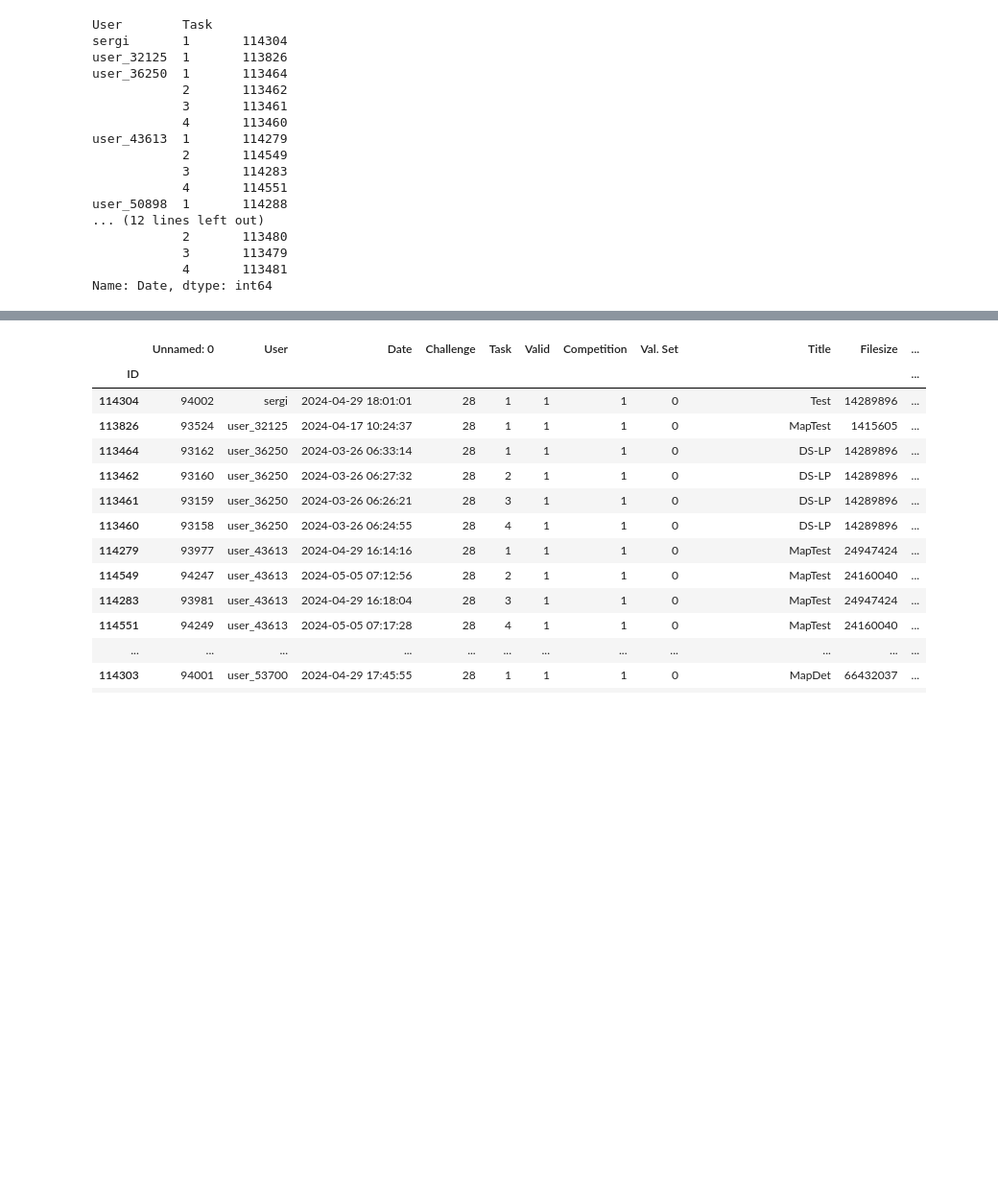
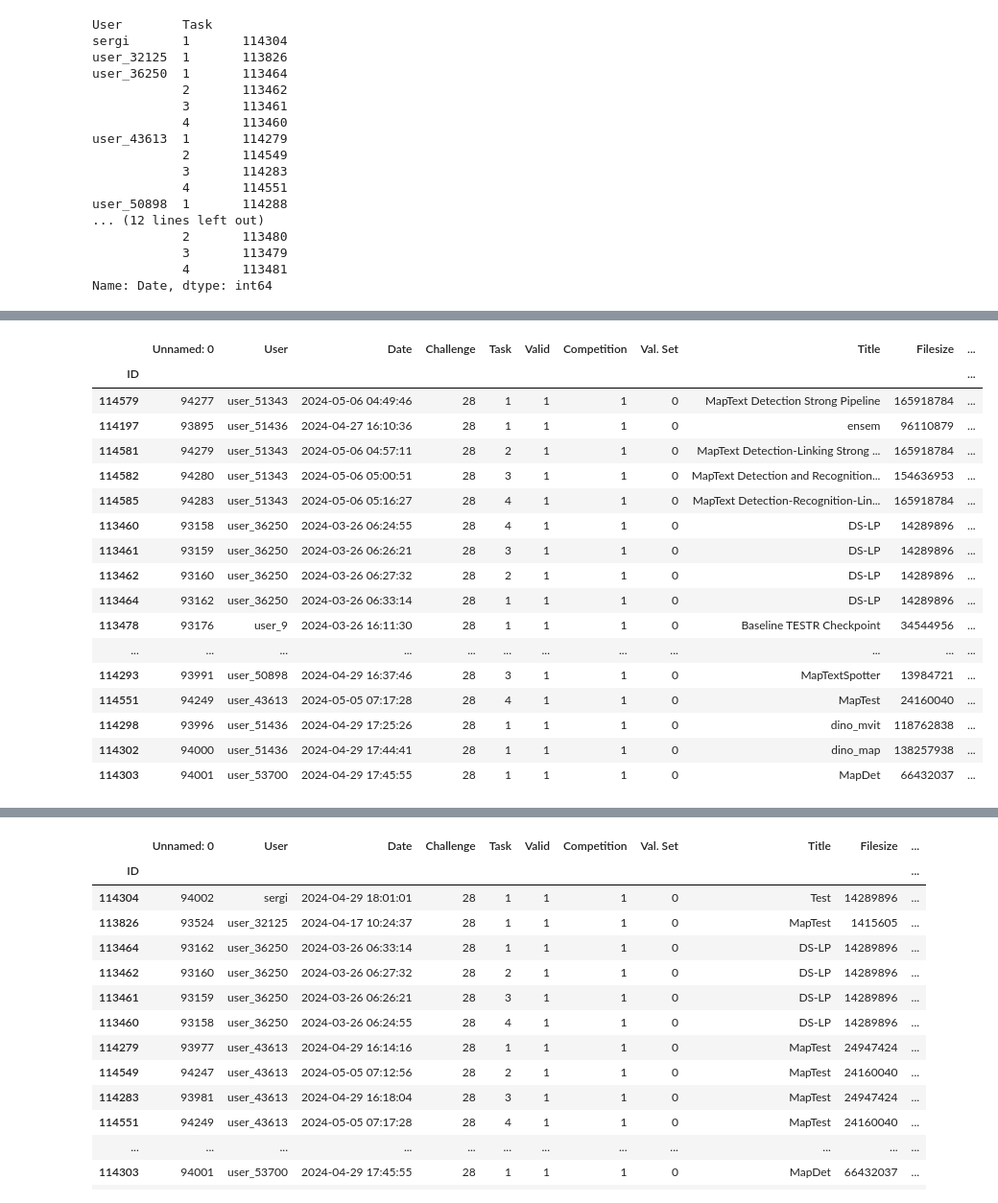
Before and after one commit to icdar-maptext/analysis, a Jupyter notebook: 00-results-plots-tables.ipynb, the cells around one changed output, grey strips where cells are left out. Shown at 96% size. Saved outputs shown, nothing was run; the diff lists cells and outputs as text; code cells hidden in the pictures; blank space fills up the shorter version.

```diff
--- a/00-results-plots-tables.ipynb
+++ b/00-results-plots-tables.ipynb
@@ -113,0 +92,6 @@ Name: Date, dtype: int64
+# %%
+duplicate_submission_ids_manual = [
+    114256, 114281, 114292,  # task 1
+    114294, 114580,  # task 2
+    114289, 114291, 114322,  # task 3
+    114295, 114583, 114584]  # task 4
@@ -113,0 +163,22 @@ Name: Date, dtype: int64
+# %%
+submissions_meta_valid = submissions_meta.loc[list(available_results - set(duplicate_submission_ids_manual))]
+submissions_meta_valid
+# %% [output]
+|  | Unnamed: 0 | User | Date | Challenge | Task | Valid | Competition | Val. Set | Title | Filesize | ... |
+| ID |  |  |  |  |  |  |  |  |  |  | ... |
+| 114579 | 94277 | user_51343 | 2024-05-06 04:49:46 | 28 | 1 | 1 | 1 | 0 | MapText Detection Strong Pipeline | 165918784 | ... |
+| 114197 | 93895 | user_51436 | 2024-04-27 16:10:36 | 28 | 1 | 1 | 1 | 0 | ensem | 96110879 | ... |
+| 114581 | 94279 | user_51343 | 2024-05-06 04:57:11 | 28 | 2 | 1 | 1 | 0 | MapText Detection-Linking Strong ... | 165918784 | ... |
+| 114582 | 94280 | user_51343 | 2024-05-06 05:00:51 | 28 | 3 | 1 | 1 | 0 | MapText Detection and Recognition... | 154636953 | ... |
+| 114585 | 94283 | user_51343 | 2024-05-06 05:16:27 | 28 | 4 | 1 | 1 | 0 | MapText Detection-Recognition-Lin... | 165918784 | ... |
+| 113460 | 93158 | user_36250 | 2024-03-26 06:24:55 | 28 | 4 | 1 | 1 | 0 | DS-LP | 14289896 | ... |
+| 113461 | 93159 | user_36250 | 2024-03-26 06:26:21 | 28 | 3 | 1 | 1 | 0 | DS-LP | 14289896 | ... |
+| 113462 | 93160 | user_36250 | 2024-03-26 06:27:32 | 28 | 2 | 1 | 1 | 0 | DS-LP | 14289896 | ... |
+| 113464 | 93162 | user_36250 | 2024-03-26 06:33:14 | 28 | 1 | 1 | 1 | 0 | DS-LP | 14289896 | ... |
+| 113478 | 93176 | user_9 | 2024-03-26 16:11:30 | 28 | 1 | 1 | 1 | 0 | Baseline TESTR Checkpoint | 34544956 | ... |
+| ... | ... | ... | ... | ... | ... | ... | ... | ... | ... | ... | ... |
+| 114293 | 93991 | user_50898 | 2024-04-29 16:37:46 | 28 | 3 | 1 | 1 | 0 | MapTextSpotter | 13984721 | ... |
+| 114551 | 94249 | user_43613 | 2024-05-05 07:17:28 | 28 | 4 | 1 | 1 | 0 | MapTest | 24160040 | ... |
+| 114298 | 93996 | user_51436 | 2024-04-29 17:25:26 | 28 | 1 | 1 | 1 | 0 | dino_mvit | 118762838 | ... |
+| 114302 | 94000 | user_51436 | 2024-04-29 17:44:41 | 28 | 1 | 1 | 1 | 0 | dino_map | 138257938 | ... |
+| 114303 | 94001 | user_53700 | 2024-04-29 17:45:55 | 28 | 1 | 1 | 1 | 0 | MapDet | 66432037 | ... |
```
Also changed, not shown: parts of 26 cells of this notebook, 1 other file.
